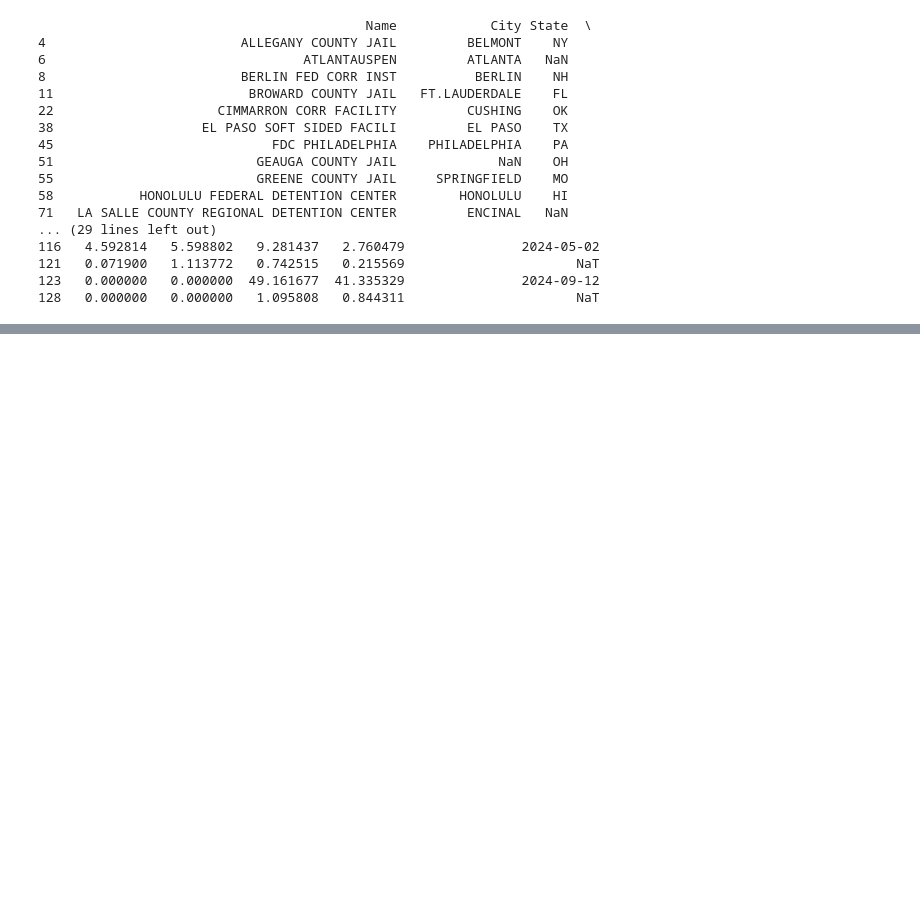
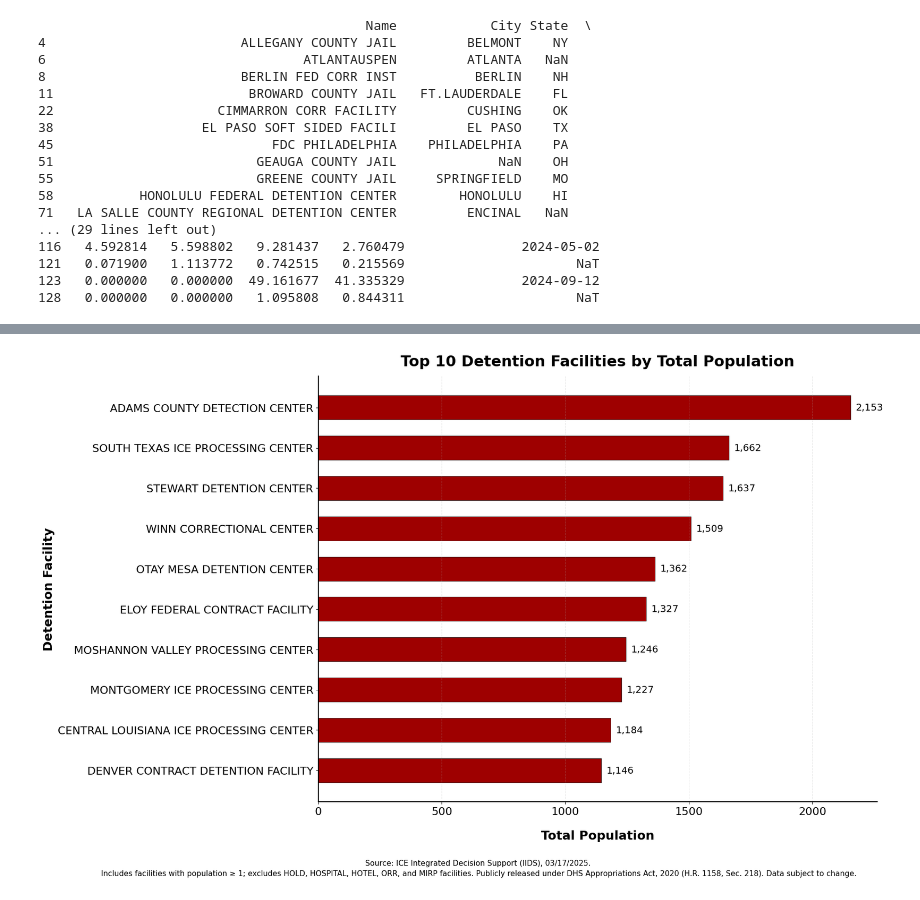
Before and after one commit to subekshya-s/data-screening-exercise, a Jupyter notebook: ice_data_cleaning.ipynb, the cells around one changed output, grey strips where cells are left out. Saved outputs shown, nothing was run; the diff lists cells and outputs as text; code cells hidden in the pictures; blank space fills up the shorter version.

```diff
--- a/ice_data_cleaning.ipynb
+++ b/ice_data_cleaning.ipynb
@@ -358,0 +438,3 @@ df.to_csv("data/cleaned_ice_detention.csv",index=False,encoding="utf-8")
+# %%
+top_10_largest_detention = pd.read_csv("data/top_10_detention_facilities.csv")
+top_10_largest_detention
@@ -358,0 +455,83 @@ df.to_csv("data/cleaned_ice_detention.csv",index=False,encoding="utf-8")
+# %%
+
+
+# -----------------------------
+# Visualization (Bar Chart)
+# -----------------------------
+
+plt.figure(figsize=(18, 12))
+
+bars = plt.barh(
+    top_10_largest_detention["Name"],
+    top_10_largest_detention["Total Population"],
+    height=0.6,
+    color="#9e0000",
+    edgecolor="black",
+    linewidth=0.5
+)
+
+#keeping the largest one at the top
+plt.gca().invert_yaxis()
+
+
+plt.xlabel("Total Population",fontsize=18,labelpad=20,fontweight="bold")
+plt.ylabel("Detention Facility",fontsize=18,fontweight="bold")
+plt.title("Top 10 Detention Facilities by Total Population",fontsize=22,fontweight="bold",pad=15,loc="center")
+
+
+#add the tick label size
+plt.gca().tick_params(axis='y', labelsize=16)
+plt.gca().tick_params(axis='x', labelsize=16)
+
+
+max_val = top_10_largest_detention["Total Population"].max()
+
+
+# Add value labels
+for bar in bars:
+    width = bar.get_width()
+    plt.text(
+        width + max(top_10_largest_detention["Total Population"]) * 0.01,
+        bar.get_y() + bar.get_height() / 2,
+        f"{int(width):,}",
+        va="center",
+        ha="left",
+        fontsize=14
+    )
+#Add subtle gridlines
+
+plt.grid(axis="x", linestyle="--", alpha=0.3)
+
+
+
+# Adjust plot spines for neatline
+ax = plt.gca()
+ax.spines['top'].set_visible(False)      # remove top line
+ax.spines['right'].set_visible(False)    # remove right line
+ax.spines['left'].set_linewidth(1.5)     # left spine
+ax.spines['bottom'].set_linewidth(1.5)
+
+#manual adjustmenr for nice spacing
+plt.subplots_adjust(
+    left=0.32,   # more space for long facility names
+    right=0.95,
+    top=0.90,
+    bottom=0.10
+)
+
+plt.figtext(
+    0.5, 0.06,
+    "Source: ICE Integrated Decision Support (IIDS), 03/17/2025.\n "
+    "Includes facilities with population ≥ 1; excludes HOLD, HOSPITAL, HOTEL, ORR, and MIRP facilities. "
+    "Publicly released under DHS Appropriations Act, 2020 (H.R. 1158, Sec. 218). Data subject to change.",
+    ha="center",
+    fontsize=11,
+    wrap=True,
+    linespacing=1.5
+),
+
+plt.subplots_adjust(bottom=0.18)
+plt.savefig("data/top_10_detention_facilities.png", dpi=900,)
+plt.show()
+# %% [output]
+[figure, added]
```
Also changed, not shown: parts of 28 cells of this notebook, 5 other files.
